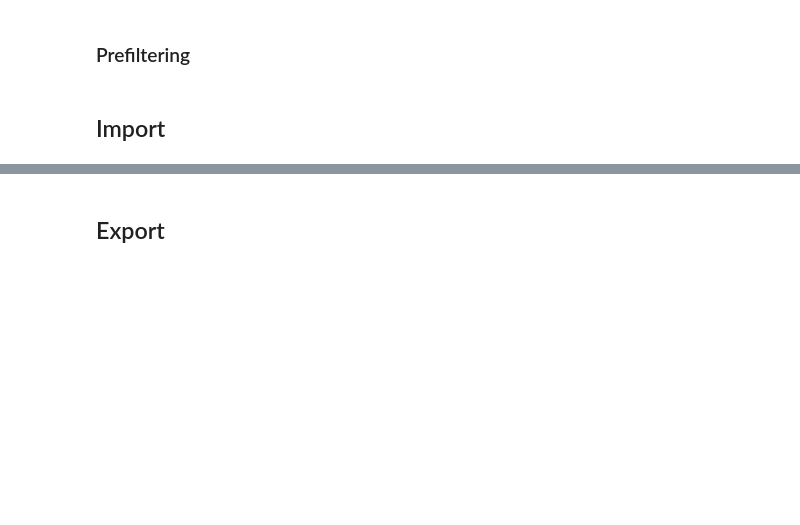
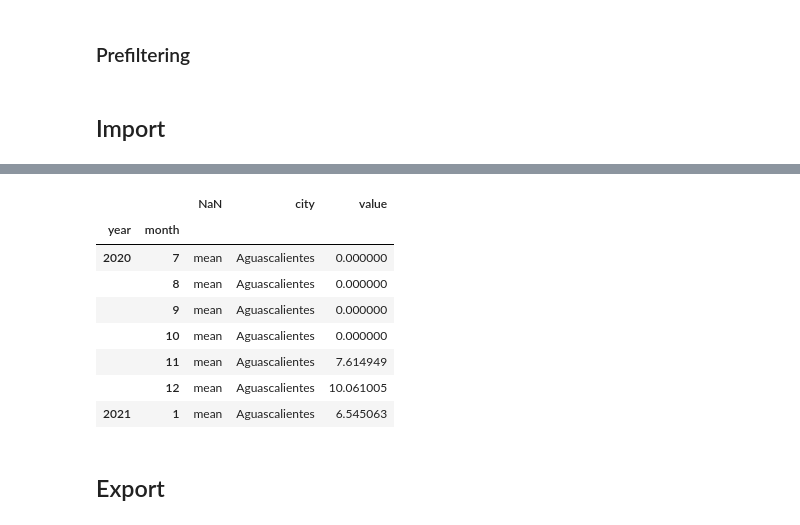
Before and after one commit to Afroefras/cornershop, a Jupyter notebook: notebooks/brands/Days_between_orders.ipynb, the cells around one changed output, grey strips where cells are left out. Saved outputs shown, nothing was run; the diff lists cells and outputs as text; code cells hidden in the pictures; blank space fills up the shorter version.

```diff
--- a/notebooks/brands/Days_between_orders.ipynb
+++ b/notebooks/brands/Days_between_orders.ipynb
@@ -75,3 +109,16 @@ display(df.sample())
+# %%
+export = export.melt(ignore_index=False).rename(columns={None:'func'})
+export.head(7)
+# %% [output]
+|  |  | NaN | city | value |
+| year | month |  |  |  |
+| 2020 | 7 | mean | Aguascalientes | 0.000000 |
+|  | 8 | mean | Aguascalientes | 0.000000 |
+|  | 9 | mean | Aguascalientes | 0.000000 |
+|  | 10 | mean | Aguascalientes | 0.000000 |
+|  | 11 | mean | Aguascalientes | 7.614949 |
+|  | 12 | mean | Aguascalientes | 10.061005 |
+| 2021 | 1 | mean | Aguascalientes | 6.545063 |
 # %% [markdown]
 ## Export
 # %%
```
Also changed, not shown: parts of 7 cells of this notebook.
